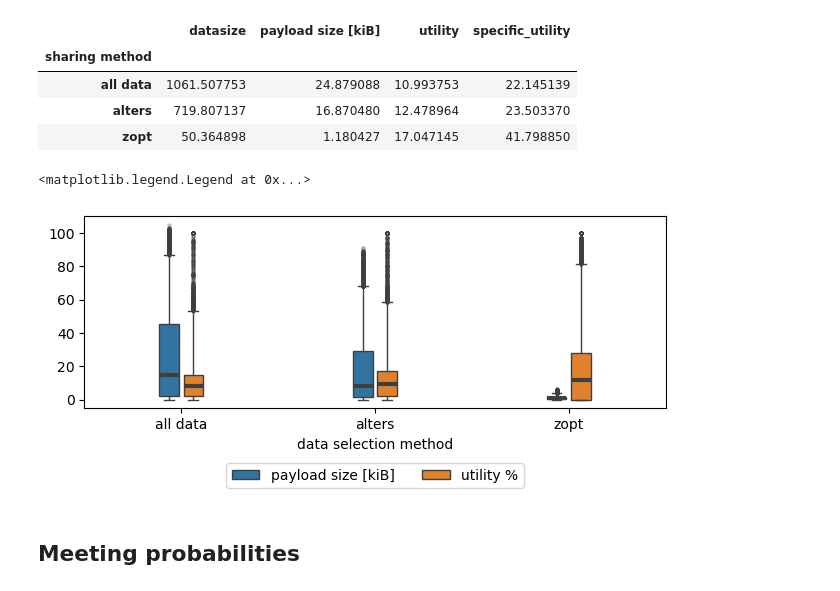
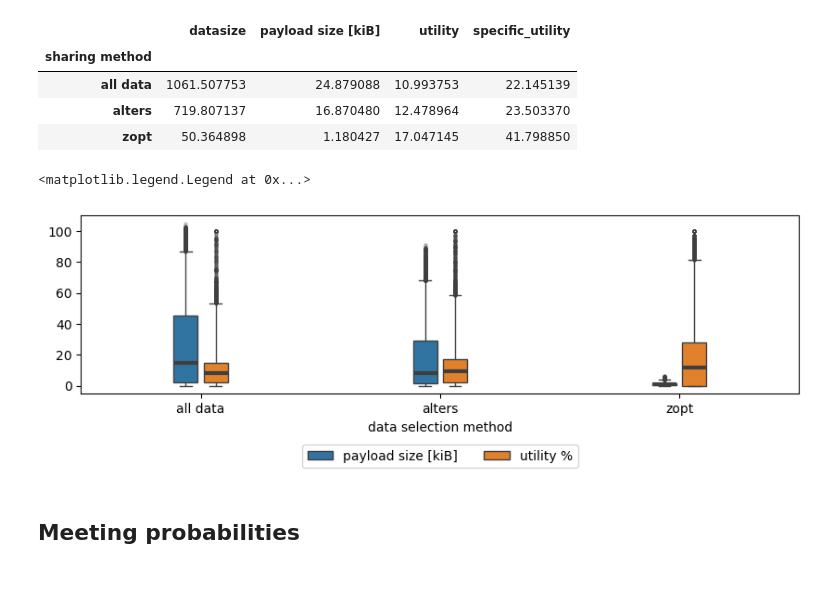
Before and after one commit to alelevente/selcop, a Jupyter notebook: 03_da/05_evaluation/01_exchanged_data.ipynb, the cells around one changed output. Drawn from its saved outputs; the diff is of its cells as text; code cells hidden in the pictures.

Commit message:
resizing plots

```diff
--- a/03_da/05_evaluation/01_exchanged_data.ipynb
+++ b/03_da/05_evaluation/01_exchanged_data.ipynb
@@ -207,15 +207,15 @@ plot_df["data selection method"] = plot_method
 plot_df["value"] = plot_value
 plot_df["value type"] = plot_valuetype
 # %%
-plt.figure(figsize=(7.5, 2.5))
+plt.figure(figsize=(10, 2.5))
 sns.boxplot(data=plot_df, x="data selection method", y="value", hue="value type",
             width=0.25, gap=0.2, whis=[1, 99], legend=True, fliersize=2.0, flierprops={"alpha": 0.2},
                 medianprops={"linewidth":3})
 plt.ylabel("")
 plt.legend(title="", ncols=2, loc="lower center", bbox_to_anchor=(0.5, -.45))
 # %% [output]
 <matplotlib.legend.Legend at 0x...>
-[figure, old version]
+[figure, new version]
 # %% [markdown]
 ## Meeting probabilities
 # %%
```
Also changed, not shown: 3 other files.
